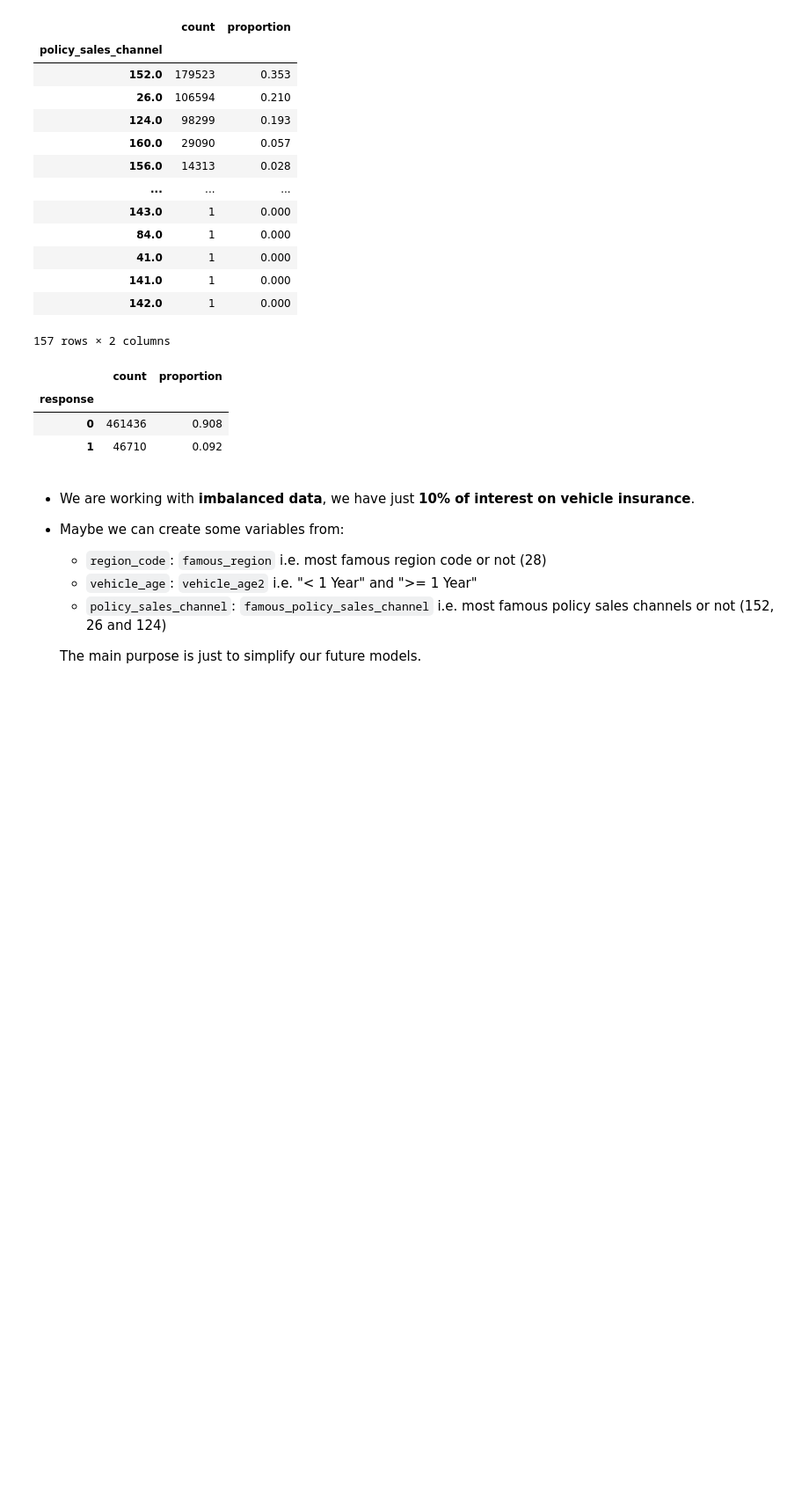
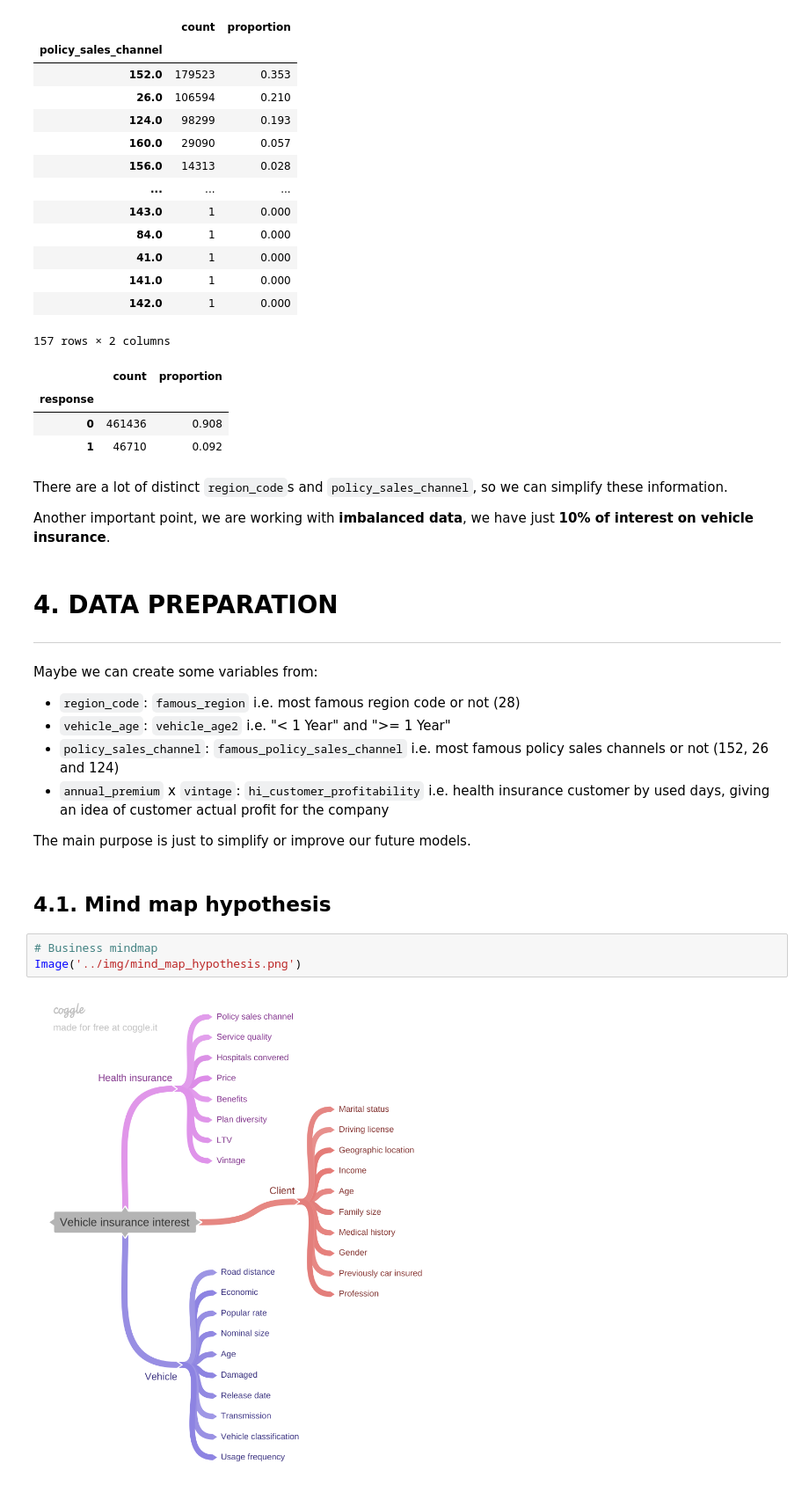
Before and after one commit to Emersonmiady/health-insurance-cross-sell, a Jupyter notebook: src/hi_cs_analysis.ipynb, the cells around one changed output. Shown at 88% size. Drawn from its saved outputs; the diff is of its cells as text; blank space fills up the shorter version.

Commit message:
Business hypothesis created

```diff
--- a/src/hi_cs_analysis.ipynb
+++ b/src/hi_cs_analysis.ipynb
@@ -344,12 +349,25 @@ for cat in cat_attributes.columns:
 | response |  |  |
 | 0 | 461436 | 0.908 |
 | 1 | 46710 | 0.092 |
+# %% [markdown]
+There are a lot of distinct `region_code`s and `policy_sales_channel`, so we can simplify these information.
+
+Another important point, we are working with **imbalanced data**, we have just **10% of interest on vehicle insurance**.
+# %% [markdown]
+# 4. DATA PREPARATION
+---
 # %% [markdown]
-- We are working with **imbalanced data**, we have just **10% of interest on vehicle insurance**.
+Maybe we can create some variables from:
+- `region_code`: `famous_region` i.e. most famous region code or not (28)
+- `vehicle_age`: `vehicle_age2` i.e. "< 1 Year" and ">= 1 Year"
+- `policy_sales_channel`: `famous_policy_sales_channel` i.e. most famous policy sales channels or not (152, 26 and 124)
+- `annual_premium` x `vintage`: `hi_customer_profitability` i.e. health insurance customer by used days, giving an idea of customer actual profit for the company
 
-- Maybe we can create some variables from:
-    - `region_code`: `famous_region` i.e. most famous region code or not (28)
-    - `vehicle_age`: `vehicle_age2` i.e. "< 1 Year" and ">= 1 Year"
-    - `policy_sales_channel`: `famous_policy_sales_channel` i.e. most famous policy sales channels or not (152, 26 and 124)
-
-    The main purpose is just to simplify our future models.
+The main purpose is just to simplify or improve our future models.
+# %% [markdown]
+## 4.1. Mind map hypothesis
+# %%
+# Business mindmap
+Image('../img/mind_map_hypothesis.png')
+# %% [output]
+[figure, added]
```
Also changed, not shown: parts of 16 cells of this notebook, 1 other file.
